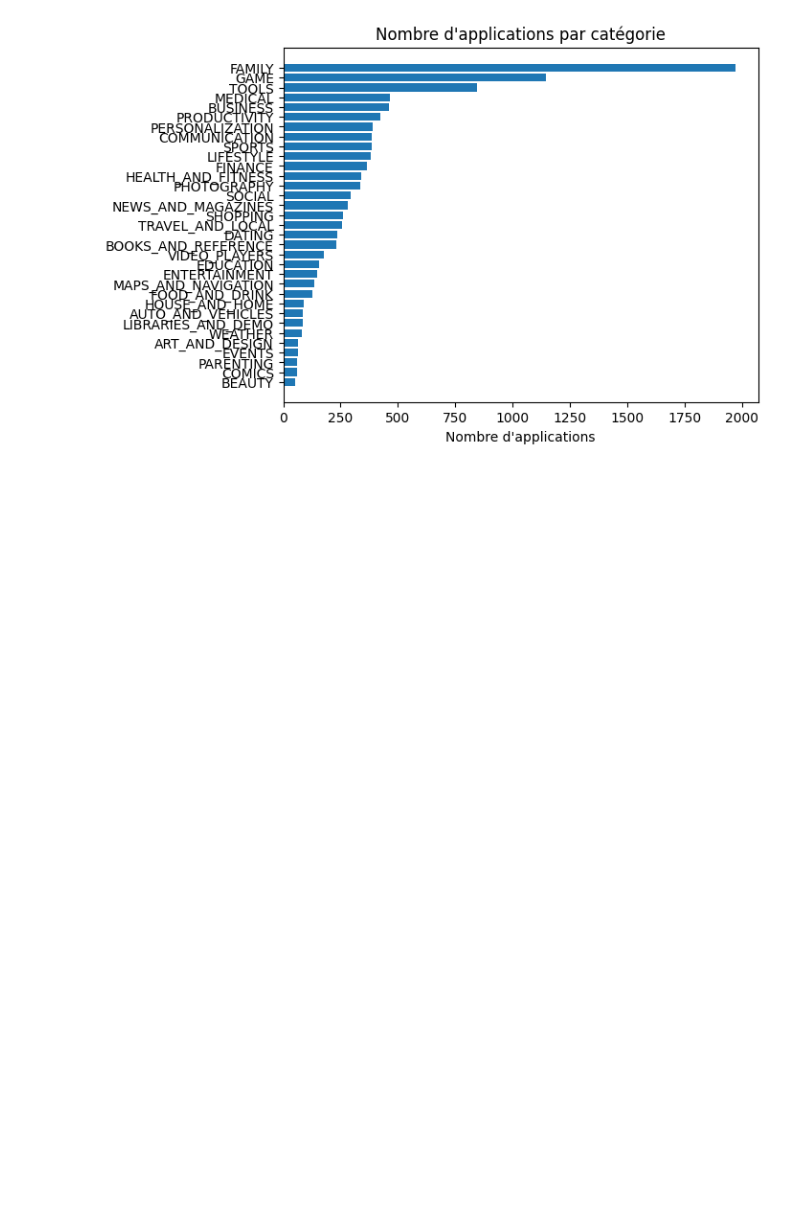
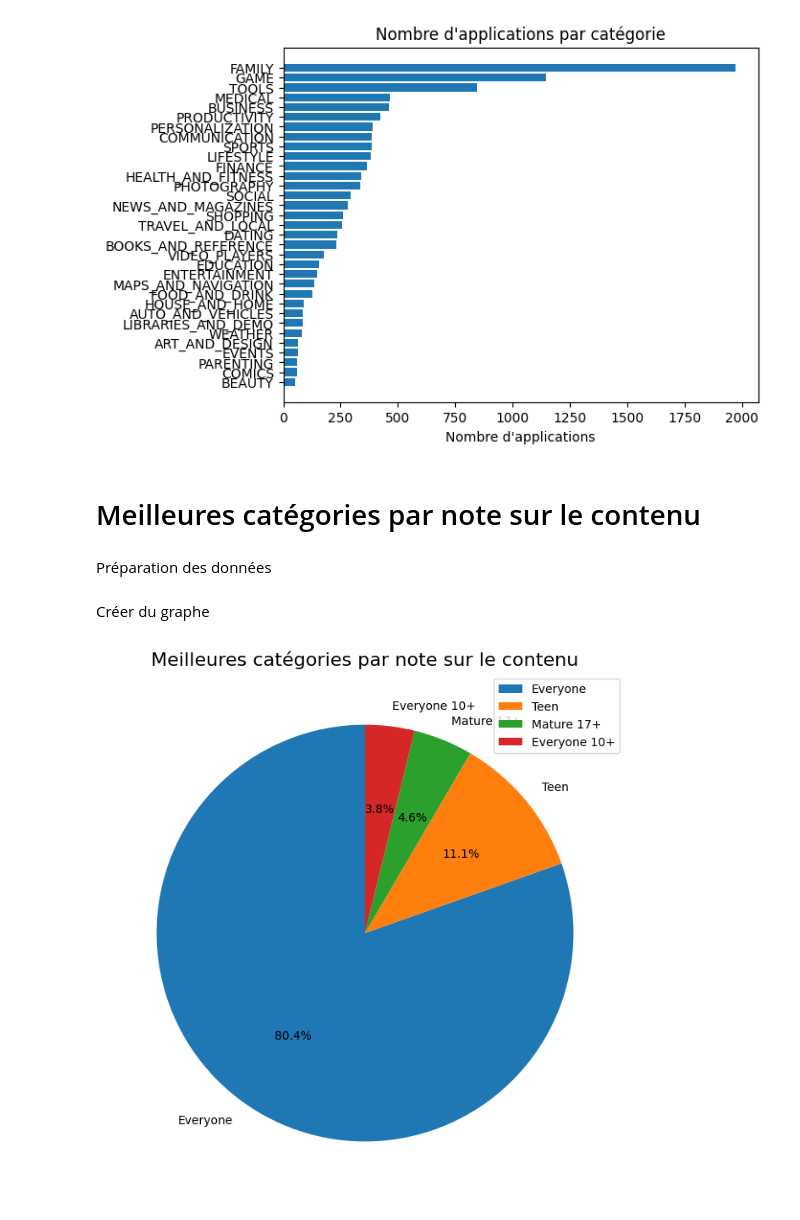
Before and after one commit to Vahor/ca-va-malo, a Jupyter notebook: src/main.ipynb, the cells around one changed output. Cells and saved outputs as stored; diff of their text form; code cells hidden in the pictures; blank space fills up the shorter version.

Commit message:
feat: :sparkles: add one more graph

```diff
--- a/src/main.ipynb
+++ b/src/main.ipynb
@@ -94,3 +94,23 @@ ax.set_title("Nombre d'applications par catégorie")
 # %% [output]
 Text(0.5, 1.0, "Nombre d'applications par catégorie")
 [figure]
+# %% [markdown]
+# Meilleures catégories par note sur le contenu
+# %% [markdown]
+Préparation des données
+# %%
+# Groupe les valeurs par note de sur le contenu
+grouped_categories = data.groupby('Content Rating')['App'].count()
+# Suppression des valeurs inférieures à 10
+filtered_grouped_categories = grouped_categories[grouped_categories > 10]
+top_cat = filtered_grouped_categories.sort_values(ascending=False)
+# %% [markdown]
+Créer du graphe
+# %%
+plt.figure(figsize=(8, 8))
+plt.pie(top_cat, labels=top_cat.index, autopct='%1.1f%%', startangle=90)
+plt.title("Meilleures catégories par note sur le contenu", fontsize=16)
+plt.legend()
+plt.show()
+# %% [output]
+[figure, added]
```
Also changed, not shown: parts of 4 cells of this notebook, 2 other files.
